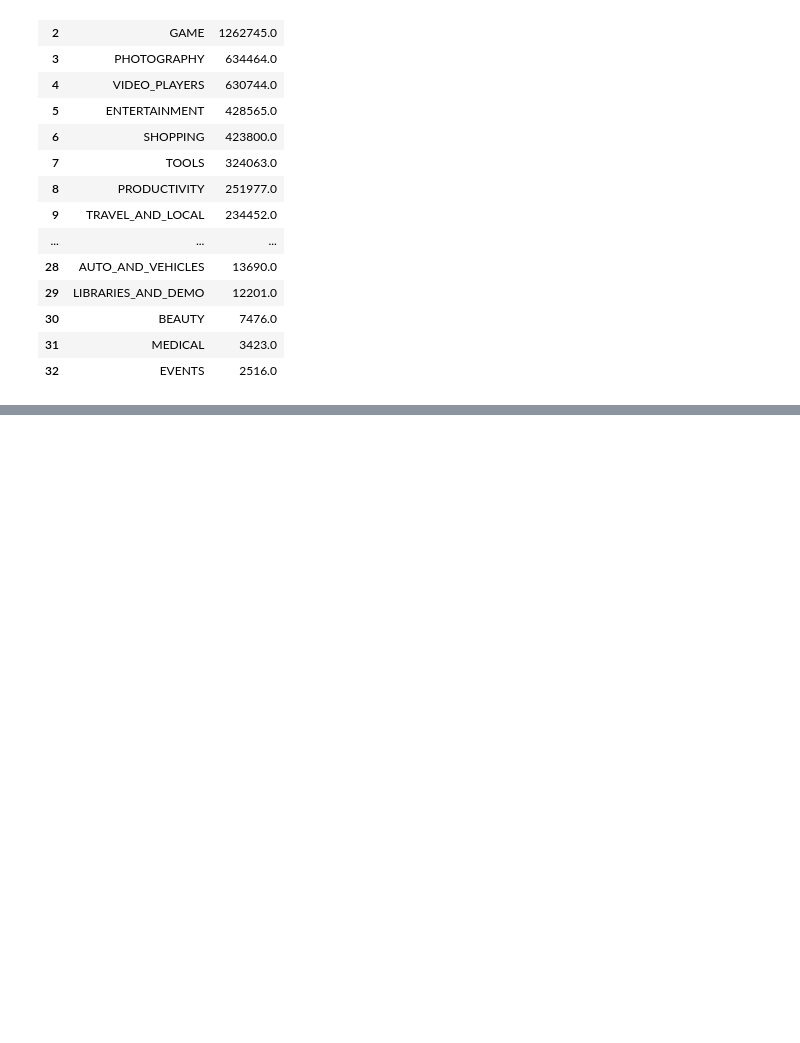
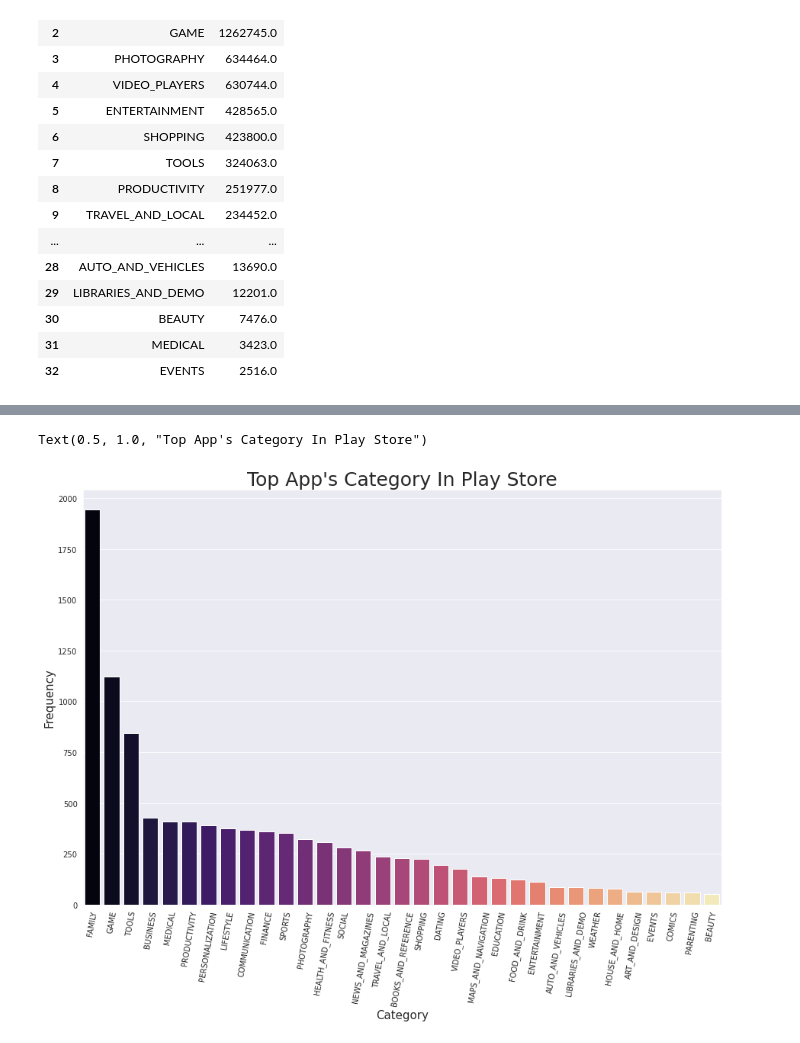
Before and after one commit to Jaya9522/daily-practice, a Jupyter notebook: blackcoffer.ipynb, the cells around one changed output, grey strips where cells are left out. Drawn from its saved outputs; the diff is of its cells as text; code cells hidden in the pictures; blank space fills up the shorter version.

```diff
--- a/blackcoffer.ipynb
+++ b/blackcoffer.ipynb
@@ -525,0 +526,13 @@ Text(0.5, 1.0, 'Category and Reviews')
+# %%
+#frequency of app category
+top_category = {}
+category_list = list(df['Category'].dropna())
+for category in category_list:
+  if category in top_category:
+    top_category[category] += 1
+  else:
+    top_category[category] = 1
+# %%
+sorted_top_category = dict(sorted(top_category.items(), key=lambda ctg: ctg[1], reverse=True))
+# %%
+category_df = pd.DataFrame(list(sorted_top_category.items()), columns=['Category','Frequency'])
@@ -525,0 +549,12 @@ Text(0.5, 1.0, 'Category and Reviews')
+# %%
+# visualization
+plt.figure(figsize=(15,10))
+sns.set_style('darkgrid')
+sns.barplot(x=category_df['Category'], y=category_df['Frequency'],palette='magma')
+plt.xticks(rotation=80)
+plt.xlabel("Category",fontsize=15)
+plt.ylabel("Frequency", fontsize=15)
+plt.title("Top App's Category In Play Store", fontsize=25)
+# %% [output]
+Text(0.5, 1.0, "Top App's Category In Play Store")
+[figure, added]
```
Also changed, not shown: parts of 9 cells of this notebook.
